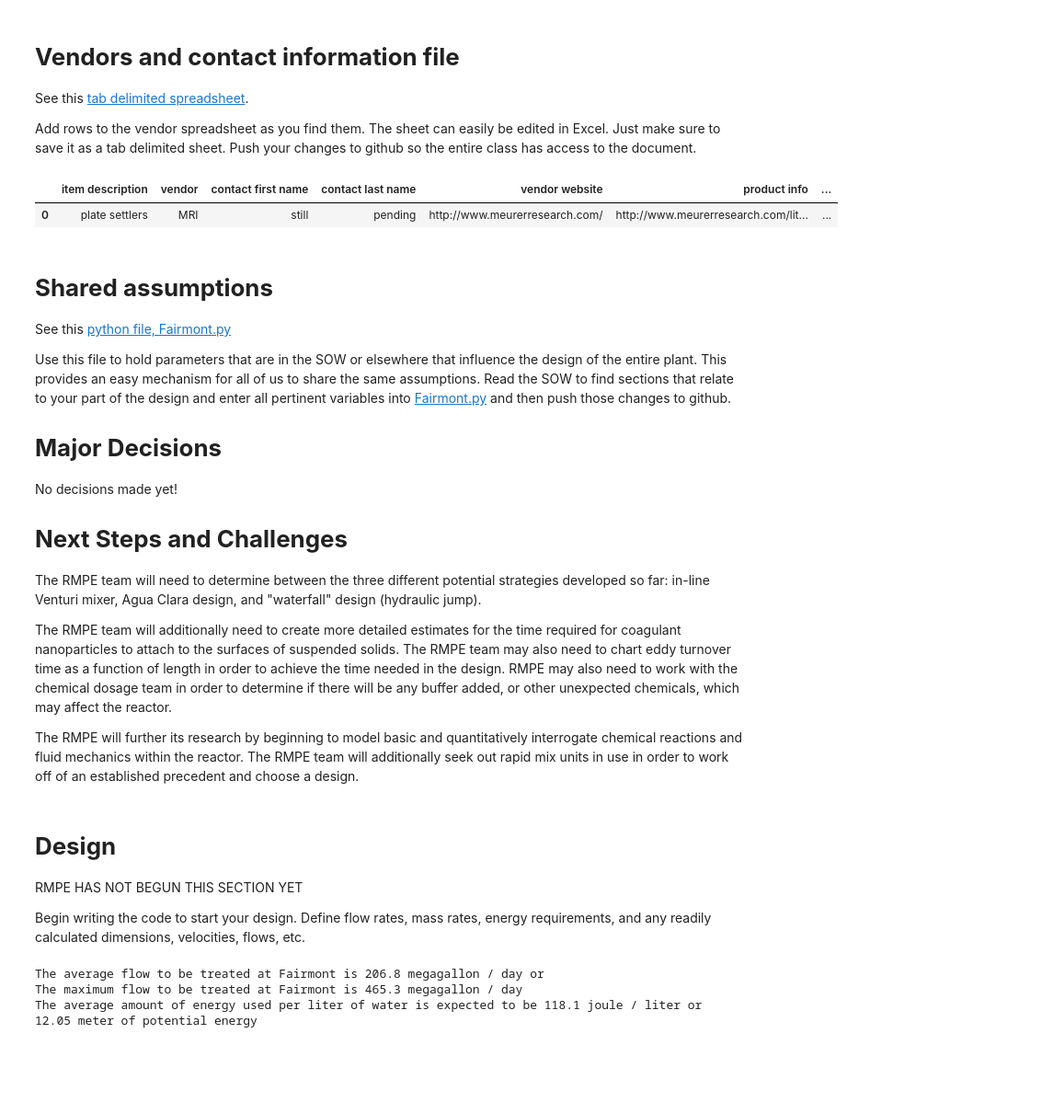
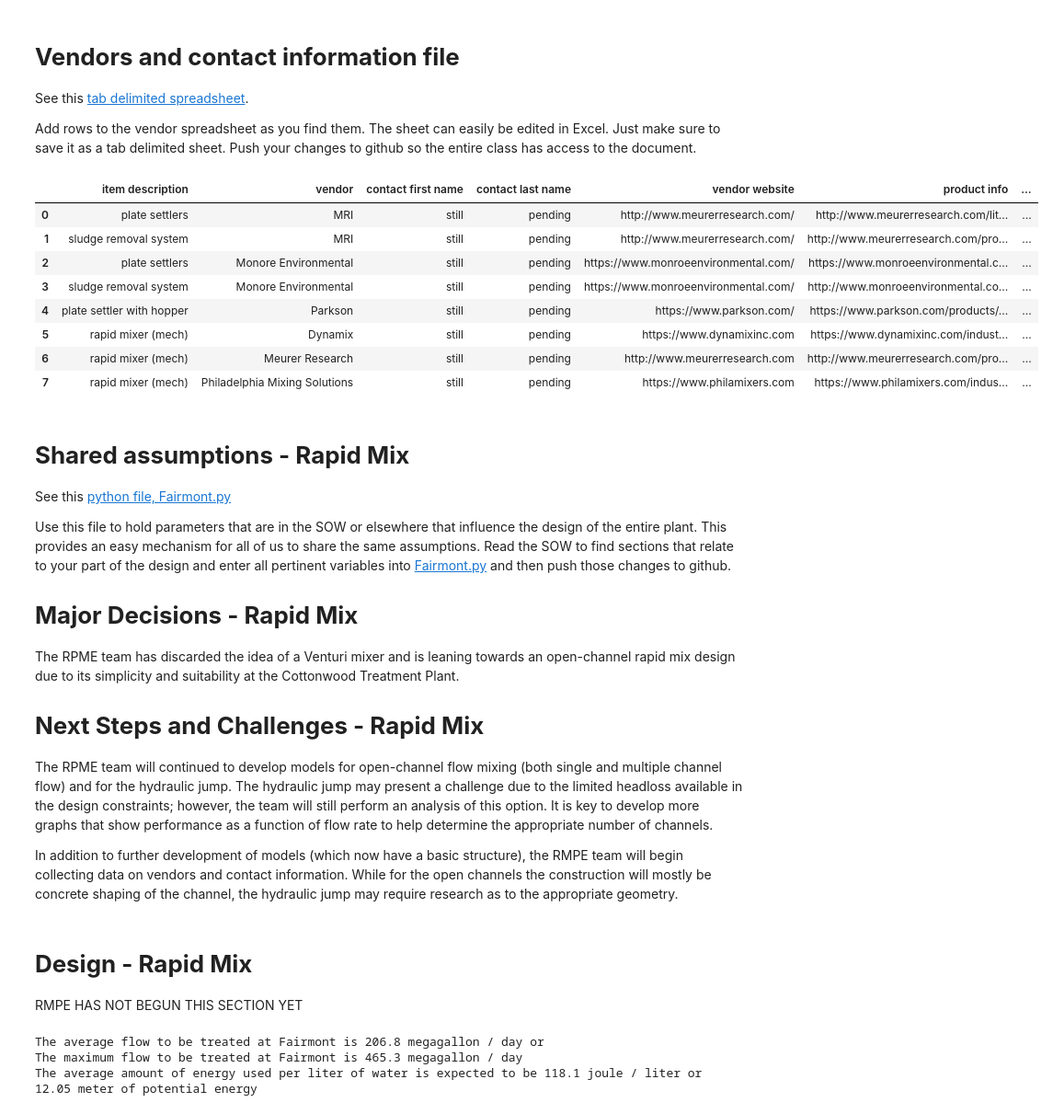
Before and after one commit to MWSteams/4590FSP, a Jupyter notebook: Rapid_Mix_Hydraulic.ipynb, the cells around one changed output. Shown at 92% size. Drawn from its saved outputs; the diff is of its cells as text; code cells hidden in the pictures; blank space fills up the shorter version.

```diff
--- a/Rapid_Mix_Hydraulic.ipynb
+++ b/Rapid_Mix_Hydraulic.ipynb
@@ -179,12 +249,19 @@ See this [tab delimited spreadsheet](https://raw.githubusercontent.com/monroews/
 Add rows to the vendor spreadsheet as you find them. The sheet can easily be edited in Excel. Just make sure to save it as a tab delimited sheet. Push your changes to github so the entire class has access to the document.
 # %%
 vendors = pd.read_csv('https://raw.githubusercontent.com/monroews/4590FSP/master/vendors.txt',sep='\t')
-vendors.head()
+vendors
 # %% [output]
 |  | item description | vendor | contact first name | contact last name | vendor website | product info | ... |
 | 0 | plate settlers | MRI | still | pending | http://www.meurerresearch.com/ | http://www.meurerresearch.com/lit... | ... |
+| 1 | sludge removal system | MRI | still | pending | http://www.meurerresearch.com/ | http://www.meurerresearch.com/pro... | ... |
+| 2 | plate settlers | Monore Environmental | still | pending | https://www.monroeenvironmental.com/ | https://www.monroeenvironmental.c... | ... |
+| 3 | sludge removal system | Monore Environmental | still | pending | https://www.monroeenvironmental.com/ | http://www.monroeenvironmental.co... | ... |
+| 4 | plate settler with hopper | Parkson | still | pending | https://www.parkson.com/ | https://www.parkson.com/products/... | ... |
+| 5 | rapid mixer (mech) | Dynamix | still | pending | https://www.dynamixinc.com | https://www.dynamixinc.com/indust... | ... |
+| 6 | rapid mixer (mech) | Meurer Research | still | pending | http://www.meurerresearch.com | http://www.meurerresearch.com/pro... | ... |
+| 7 | rapid mixer (mech) | Philadelphia Mixing Solutions | still | pending | https://www.philamixers.com | https://www.philamixers.com/indus... | ... |
 # %% [markdown]
-# **Shared assumptions**
+# **Shared assumptions - Rapid Mix**
 
 See this [python file, Fairmont.py](https://github.com/monroews/4590FSP/blob/master/Fairmont.py)
 
@@ -192,21 +269,24 @@ Use this file to hold parameters that are in the SOW or elsewhere that
 influence the design of the entire plant. This provides an easy mechanism
 for all of us to share the same assumptions. Read the SOW to find sections that relate to your part of the design and enter all pertinent variables into [Fairmont.py](https://github.com/monroews/4590FSP/blob/master/Fairmont.py) and then push those changes to github.
 
-# **Major Decisions**
+# **Major Decisions - Rapid Mix**
 
-No decisions made yet!
+The RPME team has discarded the idea of a Venturi mixer and is leaning towards an open-channel rapid mix design due to its simplicity and suitability at the Cottonwood Treatment Plant.
 
-# **Next Steps and Challenges**
+# **Next Steps and Challenges - Rapid Mix**
 
-The RMPE team will need to determine between the three different potential strategies developed so far: in-line Venturi mixer, Agua Clara design, and "waterfall" design (hydraulic jump).
+The RPME team will continued to develop models for open-channel flow mixing (both single and multiple channel flow) and for the hydraulic jump.  The hydraulic jump may present a challenge due to the limited headloss available in the design constraints; however, the team will still perform an analysis of this option.  It is key to develop more graphs that show performance as a function of flow rate to help determine the appropriate number of channels.
 
-The RMPE team will additionally need to create more detailed estimates for the time required for coagulant nanoparticles to attach to the surfaces of suspended solids.  The RMPE team may also need to chart eddy turnover time as a function of length in order to achieve the time needed in the design. RMPE may also need to work with the chemical dosage team in order to determine if there will be any buffer added, or other unexpected chemicals, which may affect the reactor.
+[/Monroe/]: # (What are the physics of the AguaClara design and what might that look like at FSP scale? Why would you use a Venturi given that it is designed to minimize head loss and you want to generate turbulence?)
 
-The RMPE will further its research by beginning to model basic and quantitatively interrogate chemical reactions and fluid mechanics within the reactor.  The RMPE team will additionally seek out rapid mix units in use in order to work off of an established precedent and choose a design.
+[/Dominic/]: # (We are no longer considering the use of a Venturi or the Agua Clara design for the Rapid Mix process.)
+
+In addition to further development of models (which now have a basic structure), the RMPE team will begin collecting data on vendors and contact information.  While for the open channels the construction will mostly be concrete shaping of the channel, the hydraulic jump may require research as to the appropriate geometry.
-# %% [markdown]
-# **Design**
-
-RMPE HAS NOT BEGUN THIS SECTION YET
-
-Begin writing the code to start your design. Define flow rates, mass rates, energy requirements, and any readily calculated dimensions, velocities, flows, etc.
+# %% [markdown]
+# **Design - Rapid Mix**
+
+RMPE HAS NOT BEGUN THIS SECTION YET
+
+[/Monroe/]: # (Do a quick preliminary design next.)
+[/Dominic/]: #okay!
 # %%
```
Also changed, not shown: parts of 21 cells of this notebook.
